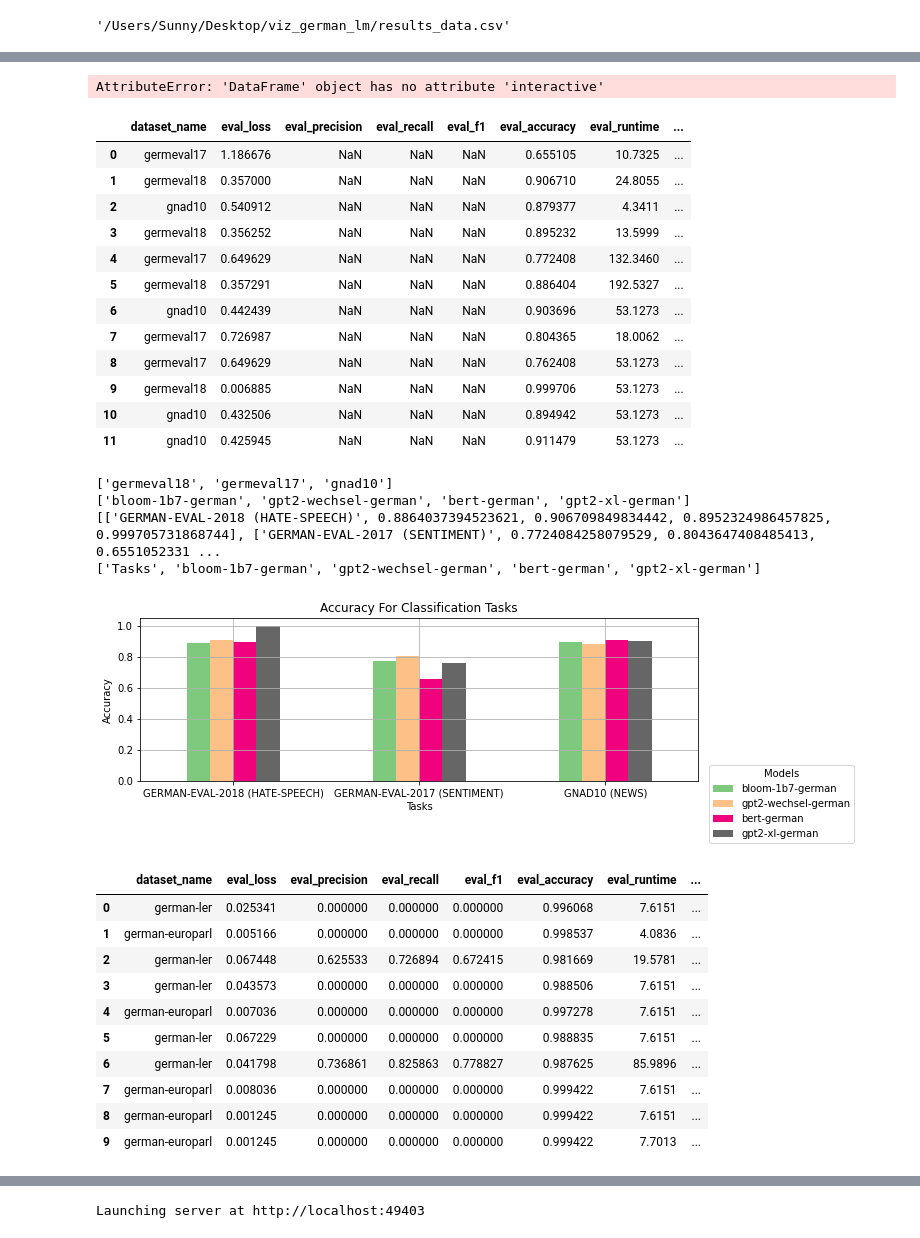
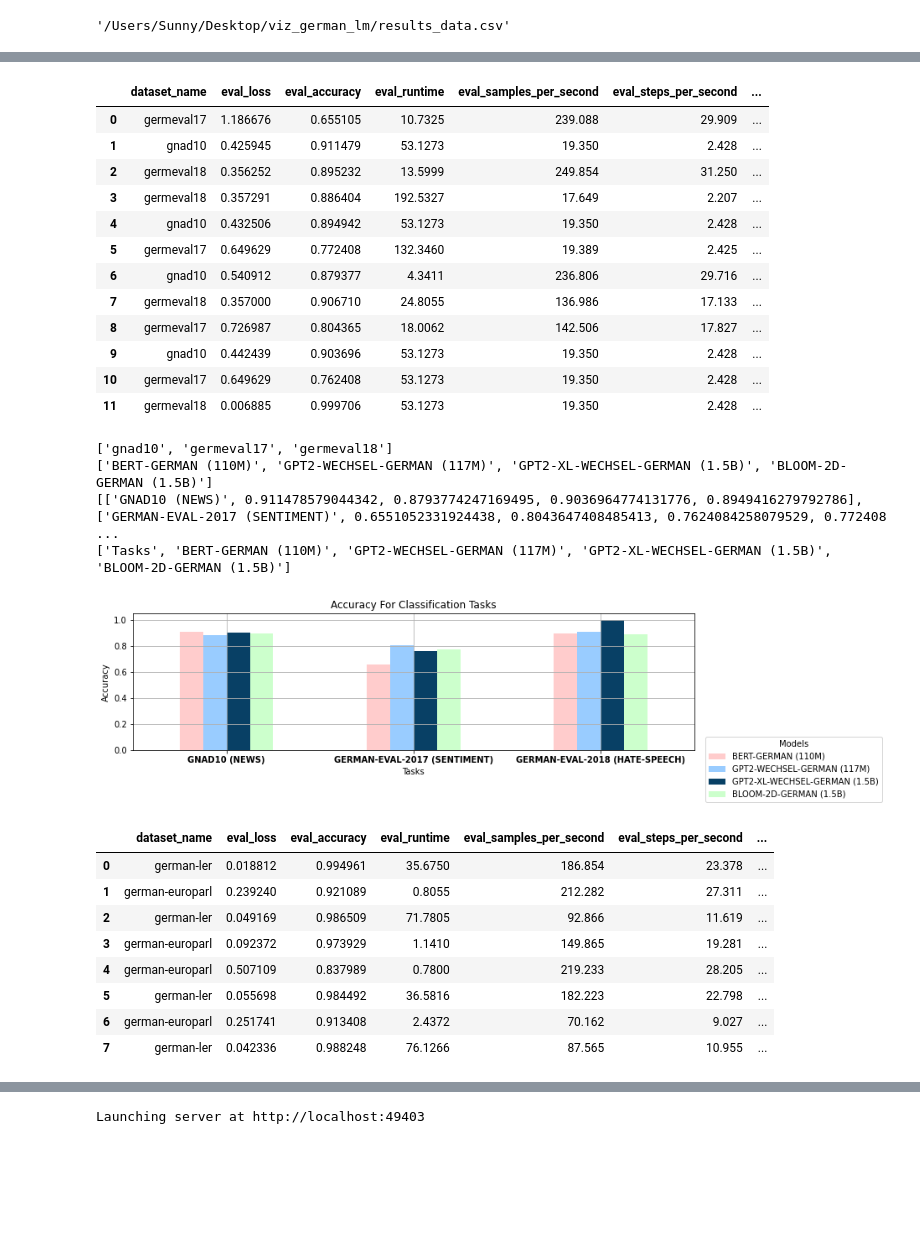
Before and after one commit to malteos/finetune-evaluation-harness, a Jupyter notebook: viz_german_lm/dashboard.ipynb, the cells around one changed output, grey strips where cells are left out. Saved outputs shown, nothing was run; the diff lists cells and outputs as text; code cells hidden in the pictures; blank space fills up the shorter version.

Commit message:
changing color shade for plots

```diff
--- a/viz_german_lm/dashboard.ipynb
+++ b/viz_german_lm/dashboard.ipynb
@@ -41,27 +41,23 @@ df
 # %%
-df.fillna(0,inplace=True)
-idf = df.interactive()
-df
+df = df.sort_values(by = 'model_name')
-# %% [output]
-AttributeError: 'DataFrame' object has no attribute 'interactive'
 # %%
 df_cls = df[df.problem_type == "classification"]
 df_cls = df_cls.drop_duplicates(ignore_index = True)
 df_cls
 # %% [output]
-|  | dataset_name | eval_loss | eval_precision | eval_recall | eval_f1 | eval_accuracy | eval_runtime | ... |
-| 0 | germeval17 | 1.186676 | NaN | NaN | NaN | 0.655105 | 10.7325 | ... |
-| 1 | germeval18 | 0.357000 | NaN | NaN | NaN | 0.906710 | 24.8055 | ... |
-| 2 | gnad10 | 0.540912 | NaN | NaN | NaN | 0.879377 | 4.3411 | ... |
-| 3 | germeval18 | 0.356252 | NaN | NaN | NaN | 0.895232 | 13.5999 | ... |
-| 4 | germeval17 | 0.649629 | NaN | NaN | NaN | 0.772408 | 132.3460 | ... |
-| 5 | germeval18 | 0.357291 | NaN | NaN | NaN | 0.886404 | 192.5327 | ... |
-| 6 | gnad10 | 0.442439 | NaN | NaN | NaN | 0.903696 | 53.1273 | ... |
-| 7 | germeval17 | 0.726987 | NaN | NaN | NaN | 0.804365 | 18.0062 | ... |
-| 8 | germeval17 | 0.649629 | NaN | NaN | NaN | 0.762408 | 53.1273 | ... |
-| 9 | germeval18 | 0.006885 | NaN | NaN | NaN | 0.999706 | 53.1273 | ... |
-| 10 | gnad10 | 0.432506 | NaN | NaN | NaN | 0.894942 | 53.1273 | ... |
-| 11 | gnad10 | 0.425945 | NaN | NaN | NaN | 0.911479 | 53.1273 | ... |
+|  | dataset_name | eval_loss | eval_accuracy | eval_runtime | eval_samples_per_second | eval_steps_per_second | ... |
+| 0 | germeval17 | 1.186676 | 0.655105 | 10.7325 | 239.088 | 29.909 | ... |
+| 1 | gnad10 | 0.425945 | 0.911479 | 53.1273 | 19.350 | 2.428 | ... |
+| 2 | germeval18 | 0.356252 | 0.895232 | 13.5999 | 249.854 | 31.250 | ... |
+| 3 | germeval18 | 0.357291 | 0.886404 | 192.5327 | 17.649 | 2.207 | ... |
+| 4 | gnad10 | 0.432506 | 0.894942 | 53.1273 | 19.350 | 2.428 | ... |
+| 5 | germeval17 | 0.649629 | 0.772408 | 132.3460 | 19.389 | 2.425 | ... |
+| 6 | gnad10 | 0.540912 | 0.879377 | 4.3411 | 236.806 | 29.716 | ... |
+| 7 | germeval18 | 0.357000 | 0.906710 | 24.8055 | 136.986 | 17.133 | ... |
+| 8 | germeval17 | 0.726987 | 0.804365 | 18.0062 | 142.506 | 17.827 | ... |
+| 9 | gnad10 | 0.442439 | 0.903696 | 53.1273 | 19.350 | 2.428 | ... |
+| 10 | germeval17 | 0.649629 | 0.762408 | 53.1273 | 19.350 | 2.428 | ... |
+| 11 | germeval18 | 0.006885 | 0.999706 | 53.1273 | 19.350 | 2.428 | ... |
 # %%
 from matplotlib import cm
 import matplotlib as mpl
@@ -78,9 +74,13 @@ nice_dataset_names = {
 ds_name = list(set(df_cls.dataset_name))
 print(ds_name)
 
-model_name = list(set(df_cls.model_name))
-#model_name = ['bert-german', 'gpt2-xl-german', 'gpt2-wechsel-german', 'bloom-7b1-twc-german', 'bloom-1b7-german']
+#model_name = list(set(df_cls.model_name))
+#model_name = ['BERT-GERMAN (110M)', 'GPT2-WECHSEL-GERMAN (117M)', 'GPT2-XL-WECHSEL-GERMAN (1.5B)', 'BLOOM-2D-GERMAN (1.5B)', 'BLOOM-2D-GERMAN (6.4B)']
+
+model_name = ['BERT-GERMAN (110M)', 'GPT2-WECHSEL-GERMAN (117M)', 'GPT2-XL-WECHSEL-GERMAN (1.5B)', 'BLOOM-2D-GERMAN (1.5B)']
 print(model_name)
+
+
 
 cmap = mpl.cm.Blues(np.linspace(0,1,20))
 cmap = mpl.colors.ListedColormap(cmap[10:,:-1])
@@ -106,57 +106,56 @@ for each_ds in ds_name:
 
     all_evals.append(curr_ds_list)
 
 
 print(all_evals)
 
 colors = plt.cm.get_cmap('inferno')
 
 #df_new = pd.DataFrame(all_evals, columns = ['Models', 'bert-german', 'gpt2-xl-german', 'gpt2-wechsel-german'])
 columns = ['Tasks'] +  model_name
 print(columns)
 df_new = pd.DataFrame(all_evals, columns = columns)
 df_new.plot(
     x='Tasks',
     kind = 'bar',
     stacked = False,
     title='Accuracy For Classification Tasks',
     #xlabel = 'Datasets',
     ylabel = 'Accuracy',
-    colormap='Accent',
+    #colormap='Accent',
+    color = ['#FFCCCC', '#99CCFF', '#084065', '#CCFFCC', '#08651A']
 )
 
 
-plt.rcParams["figure.figsize"] = (10,3)
+plt.rcParams["figure.figsize"] = (12,3)
 #plt.xlabel('Datasets', rotation=0, fontsize=10, labelpad=20)
-plt.xticks(rotation = 360)
+plt.xticks(rotation = 360, weight = 'bold')
 plt.grid()
 #plt.legend(title = 'Models (Frozen Embeddings)', bbox_to_anchor=(1.02, 0.1), loc='upper left', borderaxespad=0)
 #plt.savefig('classification_res_freeze.png', bbox_inches='tight')
 
 plt.legend(title = 'Models', bbox_to_anchor=(1.02, 0.1), loc='upper left', borderaxespad=0)
 plt.savefig('classification_res.png', bbox_inches='tight')
 # %% [output]
-['germeval18', 'germeval17', 'gnad10']
-['bloom-1b7-german', 'gpt2-wechsel-german', 'bert-german', 'gpt2-xl-german']
-[['GERMAN-EVAL-2018 (HATE-SPEECH)', 0.8864037394523621, 0.906709849834442, 0.8952324986457825, 0.999705731868744], ['GERMAN-EVAL-2017 (SENTIMENT)', 0.7724084258079529, 0.8043647408485413, 0.6551052331 ...
-['Tasks', 'bloom-1b7-german', 'gpt2-wechsel-german', 'bert-german', 'gpt2-xl-german']
+['gnad10', 'germeval17', 'germeval18']
+['BERT-GERMAN (110M)', 'GPT2-WECHSEL-GERMAN (117M)', 'GPT2-XL-WECHSEL-GERMAN (1.5B)', 'BLOOM-2D-GERMAN (1.5B)']
+[['GNAD10 (NEWS)', 0.911478579044342, 0.8793774247169495, 0.9036964774131776, 0.8949416279792786], ['GERMAN-EVAL-2017 (SENTIMENT)', 0.6551052331924438, 0.8043647408485413, 0.7624084258079529, 0.772408 ...
+['Tasks', 'BERT-GERMAN (110M)', 'GPT2-WECHSEL-GERMAN (117M)', 'GPT2-XL-WECHSEL-GERMAN (1.5B)', 'BLOOM-2D-GERMAN (1.5B)']
-[figure, old version]
+[figure, new version]
 # %%
 df_ner = df[df.problem_type == "token_classification"]
 df_ner = df_ner.drop_duplicates(ignore_index = True)
 df_ner
 # %% [output]
-|  | dataset_name | eval_loss | eval_precision | eval_recall | eval_f1 | eval_accuracy | eval_runtime | ... |
-| 0 | german-ler | 0.025341 | 0.000000 | 0.000000 | 0.000000 | 0.996068 | 7.6151 | ... |
-| 1 | german-europarl | 0.005166 | 0.000000 | 0.000000 | 0.000000 | 0.998537 | 4.0836 | ... |
-| 2 | german-ler | 0.067448 | 0.625533 | 0.726894 | 0.672415 | 0.981669 | 19.5781 | ... |
-| 3 | german-ler | 0.043573 | 0.000000 | 0.000000 | 0.000000 | 0.988506 | 7.6151 | ... |
-| 4 | german-europarl | 0.007036 | 0.000000 | 0.000000 | 0.000000 | 0.997278 | 7.6151 | ... |
-| 5 | german-ler | 0.067229 | 0.000000 | 0.000000 | 0.000000 | 0.988835 | 7.6151 | ... |
-| 6 | german-ler | 0.041798 | 0.736861 | 0.825863 | 0.778827 | 0.987625 | 85.9896 | ... |
-| 7 | german-europarl | 0.008036 | 0.000000 | 0.000000 | 0.000000 | 0.999422 | 7.6151 | ... |
-| 8 | german-europarl | 0.001245 | 0.000000 | 0.000000 | 0.000000 | 0.999422 | 7.6151 | ... |
-| 9 | german-europarl | 0.001245 | 0.000000 | 0.000000 | 0.000000 | 0.999422 | 7.7013 | ... |
+|  | dataset_name | eval_loss | eval_accuracy | eval_runtime | eval_samples_per_second | eval_steps_per_second | ... |
+| 0 | german-ler | 0.018812 | 0.994961 | 35.6750 | 186.854 | 23.378 | ... |
+| 1 | german-europarl | 0.239240 | 0.921089 | 0.8055 | 212.282 | 27.311 | ... |
+| 2 | german-ler | 0.049169 | 0.986509 | 71.7805 | 92.866 | 11.619 | ... |
+| 3 | german-europarl | 0.092372 | 0.973929 | 1.1410 | 149.865 | 19.281 | ... |
+| 4 | german-europarl | 0.507109 | 0.837989 | 0.7800 | 219.233 | 28.205 | ... |
+| 5 | german-ler | 0.055698 | 0.984492 | 36.5816 | 182.223 | 22.798 | ... |
+| 6 | german-europarl | 0.251741 | 0.913408 | 2.4372 | 70.162 | 9.027 | ... |
+| 7 | german-ler | 0.042336 | 0.988248 | 76.1266 | 87.565 | 10.955 | ... |
 # %%
 from matplotlib import cm
 
```
Also changed, not shown: parts of 4 cells of this notebook, 8 other files.
